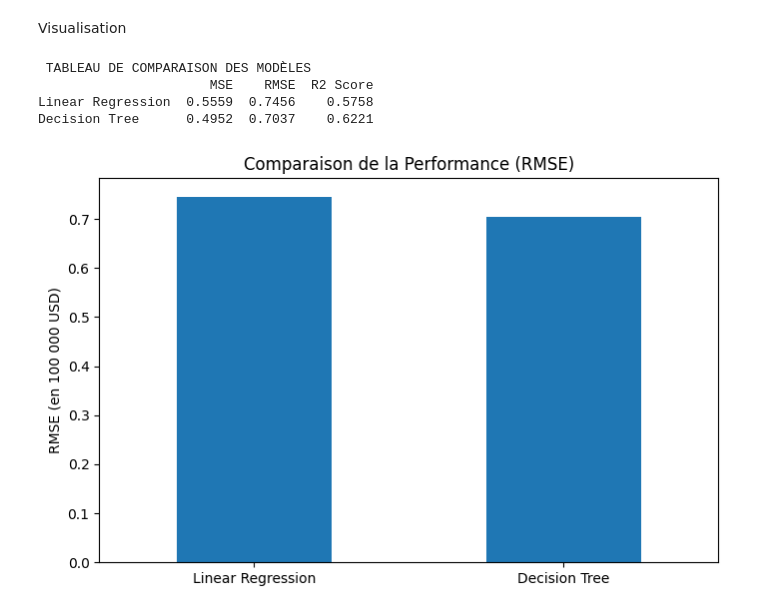
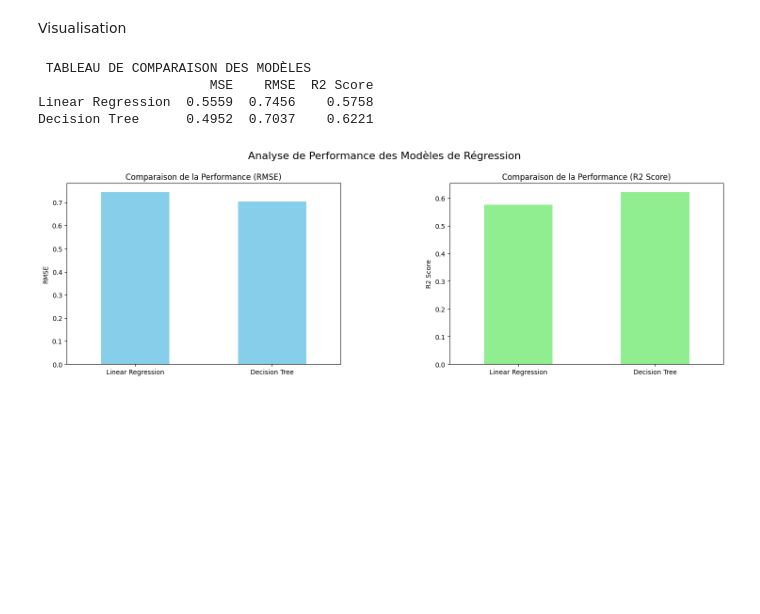
Before and after one commit to Lauriane4/ML-Portfolio-Fundamentals, a Jupyter notebook: Jupyter_Notebooks/regression_comparison.ipynb, the cells around one changed output. Saved outputs shown, nothing was run; the diff lists cells and outputs as text; code cells hidden in the pictures; blank space fills up the shorter version.

Commit message:
feat : Amélioration des graphiques et ajout d'une conclusion

```diff
--- a/Jupyter_Notebooks/regression_comparison.ipynb
+++ b/Jupyter_Notebooks/regression_comparison.ipynb
@@ -118,19 +118,33 @@ Visualisation
 # %%
 # Création d'un DataFrame pour comparer les résultats
 comparaison_df = pd.DataFrame([linear_results,tree_results], index=['Linear Regression', 'Decision Tree'] )
 
 # Affichage du tableau de comparaison
 print (" TABLEAU DE COMPARAISON DES MODÈLES ")
 print(comparaison_df)
 
 #Visualisation des résultats
-comparaison_df['RMSE'].plot(kind='bar', figsize=(8, 5), rot=0)
-plt.title('Comparaison de la Performance (RMSE)')
-plt.ylabel('RMSE (en 100 000 USD)')
+fig, axes = plt.subplots(1, 2, figsize=(18, 5))
+plt.subplots_adjust(wspace=0.4)
+
+# RMSE
+comparaison_df['RMSE'].plot(kind='bar', ax=axes[0], rot=0, color='skyblue')
+axes[0].set_title('Comparaison de la Performance (RMSE)')
+axes[0].set_ylabel('RMSE')
+
+
+#R2 Score
+comparaison_df['R2 Score'].plot(kind='bar', ax=axes[1], rot=0, color='lightgreen')
+axes[1].set_title('Comparaison de la Performance (R2 Score)')
+axes[1].set_ylabel('R2 Score')
+
+
+# Afficher tous les graphiques
+plt.suptitle('Analyse de Performance des Modèles de Régression', fontsize=16, y=1.02)
 plt.show()
 # %% [output]
  TABLEAU DE COMPARAISON DES MODÈLES
                       MSE    RMSE  R2 Score
 Linear Regression  0.5559  0.7456    0.5758
 Decision Tree      0.4952  0.7037    0.6221
-[figure, old version]
+[figure, new version]
```
Also changed, not shown: parts of 5 cells of this notebook.
